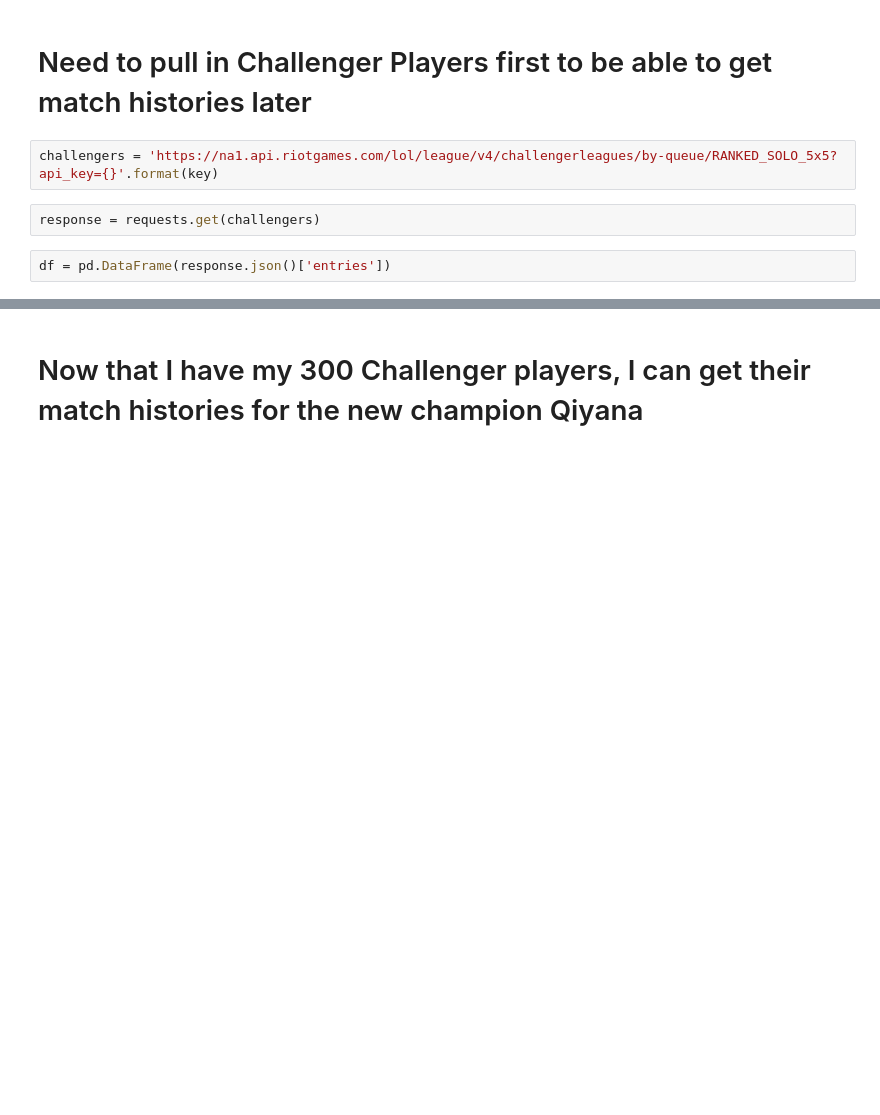
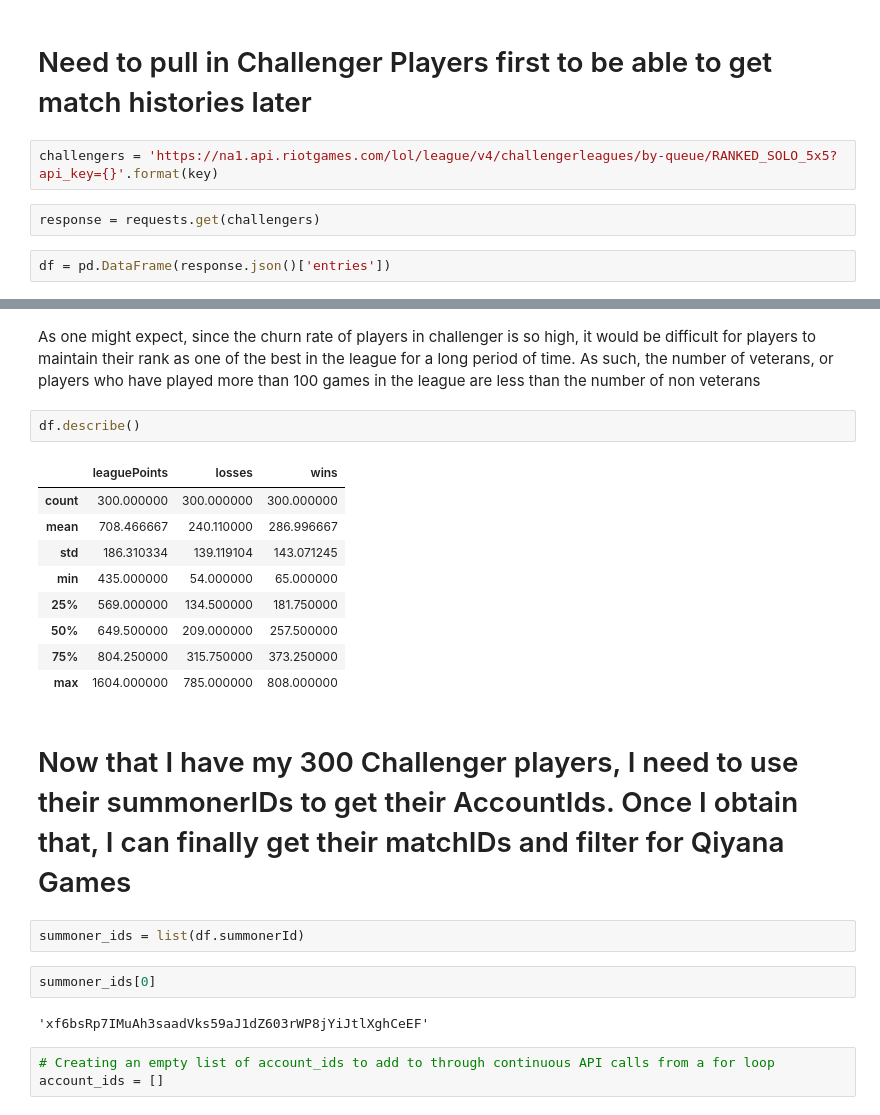
Before and after one commit to hiowatah/Analysis-of-Qiyana-LoL, a Jupyter notebook: API Call/API Call.ipynb, the cells around one changed output, grey strips where cells are left out. Cells and saved outputs as stored; diff of their text form; blank space fills up the shorter version.

```diff
--- a/API Call/API Call.ipynb
+++ b/API Call/API Call.ipynb
@@ -29,2 +47,25 @@ df.tail()
+# %% [markdown]
+As one might expect, since the churn rate of players in challenger is so high, it would be difficult for players to maintain their rank as one of the best in the league for a long period of time. As such, the number of veterans, or players who have played more than 100 games in the league are less than the number of non veterans
+# %%
+df.describe()
+# %% [output]
+|  | leaguePoints | losses | wins |
+| count | 300.000000 | 300.000000 | 300.000000 |
+| mean | 708.466667 | 240.110000 | 286.996667 |
+| std | 186.310334 | 139.119104 | 143.071245 |
+| min | 435.000000 | 54.000000 | 65.000000 |
+| 25% | 569.000000 | 134.500000 | 181.750000 |
+| 50% | 649.500000 | 209.000000 | 257.500000 |
+| 75% | 804.250000 | 315.750000 | 373.250000 |
+| max | 1604.000000 | 785.000000 | 808.000000 |
 # %% [markdown]
-# Now that I have my 300 Challenger players, I can get their match histories for the new champion Qiyana
+# Now that I have my 300 Challenger players, I need to use their summonerIDs to get their AccountIds. Once I obtain that, I can finally get their matchIDs and filter for Qiyana Games
+# %%
+summoner_ids = list(df.summonerId)
+# %%
+summoner_ids[0]
+# %% [output]
+'xf6bsRp7IMuAh3saadVks59aJ1dZ603rWP8jYiJtlXghCeEF'
+# %%
+# Creating an empty list of account_ids to add to through continuous API calls from a for loop
+account_ids = []
```
Also changed, not shown: parts of 8 cells of this notebook, 2 other files.
